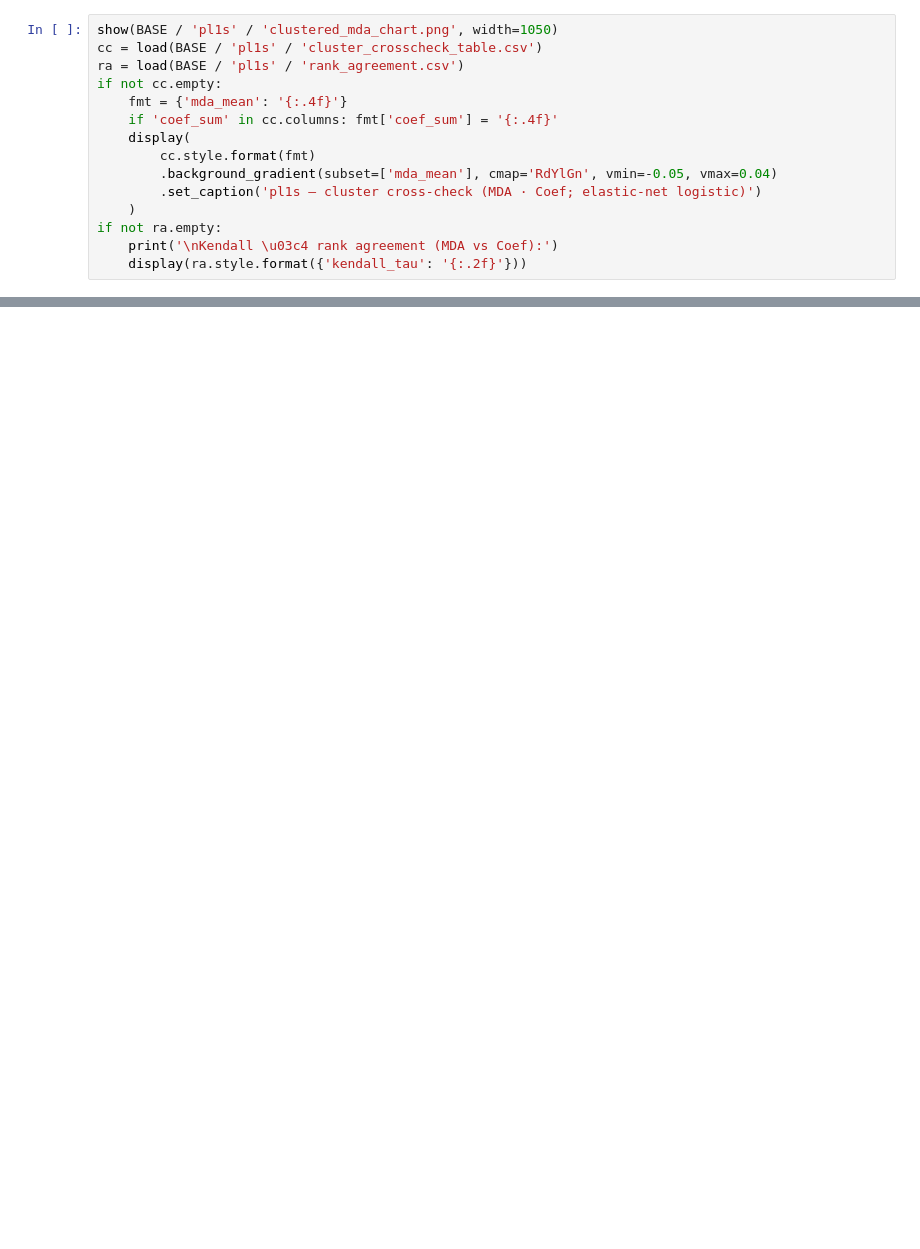
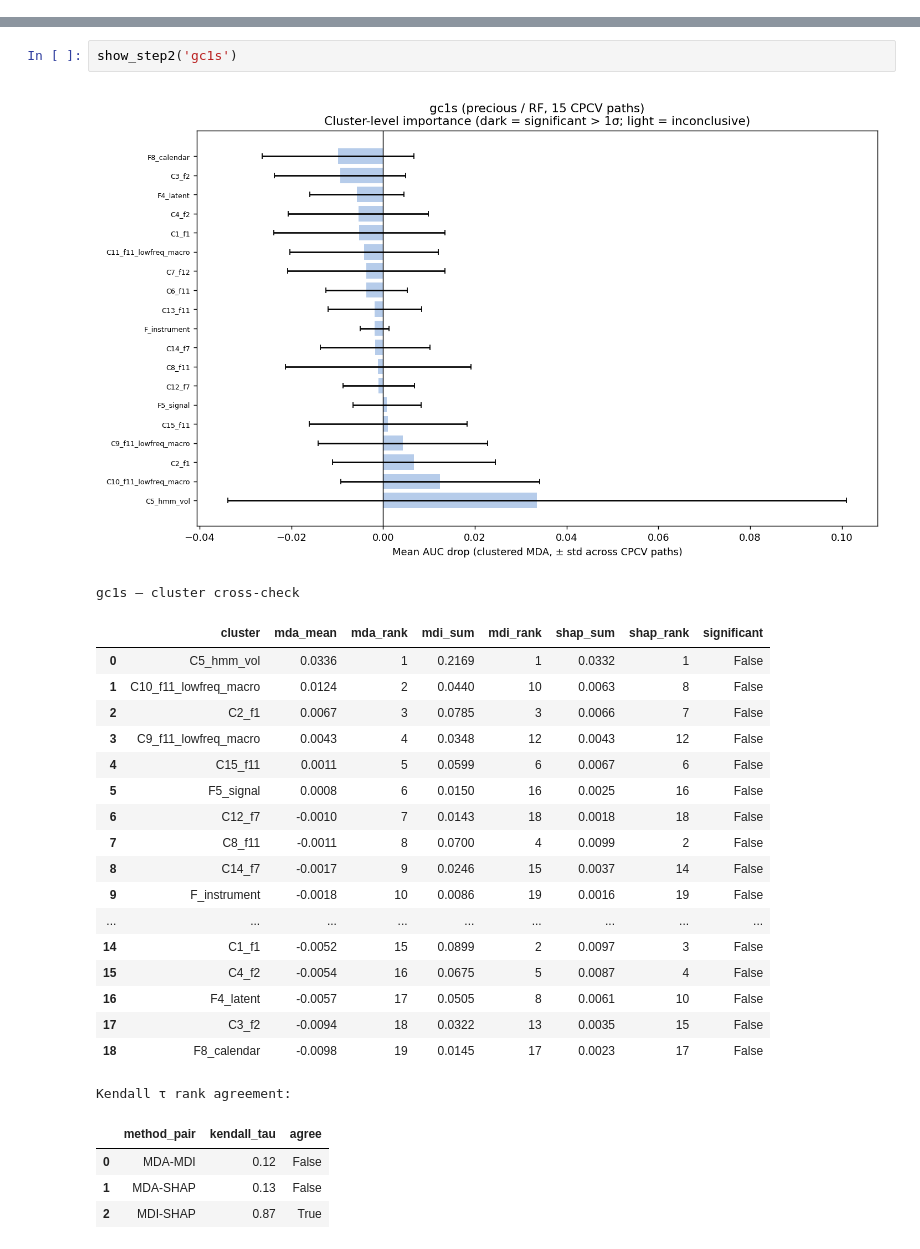
Before and after one commit to Ise-Q/stml, a Jupyter notebook: src/stml/new_work/metals_importance.ipynb, the cells around one changed output, grey strips where cells are left out. Drawn from its saved outputs; the diff is of its cells as text; blank space fills up the shorter version.

```diff
--- a/src/stml/new_work/metals_importance.ipynb
+++ b/src/stml/new_work/metals_importance.ipynb
@@ -323,15 +0,0 @@ C3_hmm_vol: only significant cluster. MDA–Coef agreement poor (τ=0.21).
-# %%
-show(BASE / 'pl1s' / 'clustered_mda_chart.png', width=1050)
-cc = load(BASE / 'pl1s' / 'cluster_crosscheck_table.csv')
-ra = load(BASE / 'pl1s' / 'rank_agreement.csv')
-if not cc.empty:
-    fmt = {'mda_mean': '{:.4f}'}
-    if 'coef_sum' in cc.columns: fmt['coef_sum'] = '{:.4f}'
-    display(
-        cc.style.format(fmt)
-        .background_gradient(subset=['mda_mean'], cmap='RdYlGn', vmin=-0.05, vmax=0.04)
-        .set_caption('pl1s — cluster cross-check (MDA · Coef; elastic-net logistic)')
-    )
-if not ra.empty:
-    print('\nKendall \u03c4 rank agreement (MDA vs Coef):')
-    display(ra.style.format({'kendall_tau': '{:.2f}'}))
@@ -590,0 +271,27 @@ being primarily driven by macro regime shifts not captured in the train window.
+# %%
+show_step2('gc1s')
+# %% [output]
+[figure, added]
+gc1s — cluster cross-check
+|  | cluster | mda_mean | mda_rank | mdi_sum | mdi_rank | shap_sum | shap_rank | significant |
+| 0 | C5_hmm_vol | 0.0336 | 1 | 0.2169 | 1 | 0.0332 | 1 | False |
+| 1 | C10_f11_lowfreq_macro | 0.0124 | 2 | 0.0440 | 10 | 0.0063 | 8 | False |
+| 2 | C2_f1 | 0.0067 | 3 | 0.0785 | 3 | 0.0066 | 7 | False |
+| 3 | C9_f11_lowfreq_macro | 0.0043 | 4 | 0.0348 | 12 | 0.0043 | 12 | False |
+| 4 | C15_f11 | 0.0011 | 5 | 0.0599 | 6 | 0.0067 | 6 | False |
+| 5 | F5_signal | 0.0008 | 6 | 0.0150 | 16 | 0.0025 | 16 | False |
+| 6 | C12_f7 | -0.0010 | 7 | 0.0143 | 18 | 0.0018 | 18 | False |
+| 7 | C8_f11 | -0.0011 | 8 | 0.0700 | 4 | 0.0099 | 2 | False |
+| 8 | C14_f7 | -0.0017 | 9 | 0.0246 | 15 | 0.0037 | 14 | False |
+| 9 | F_instrument | -0.0018 | 10 | 0.0086 | 19 | 0.0016 | 19 | False |
+| ... | ... | ... | ... | ... | ... | ... | ... | ... |
+| 14 | C1_f1 | -0.0052 | 15 | 0.0899 | 2 | 0.0097 | 3 | False |
+| 15 | C4_f2 | -0.0054 | 16 | 0.0675 | 5 | 0.0087 | 4 | False |
+| 16 | F4_latent | -0.0057 | 17 | 0.0505 | 8 | 0.0061 | 10 | False |
+| 17 | C3_f2 | -0.0094 | 18 | 0.0322 | 13 | 0.0035 | 15 | False |
+| 18 | F8_calendar | -0.0098 | 19 | 0.0145 | 17 | 0.0023 | 17 | False |
+Kendall τ rank agreement:
+|  | method_pair | kendall_tau | agree |
+| 0 | MDA-MDI | 0.12 | False |
+| 1 | MDA-SHAP | 0.13 | False |
+| 2 | MDI-SHAP | 0.87 | True |
```
Also changed, not shown: parts of 94 cells of this notebook, 1 other file.
